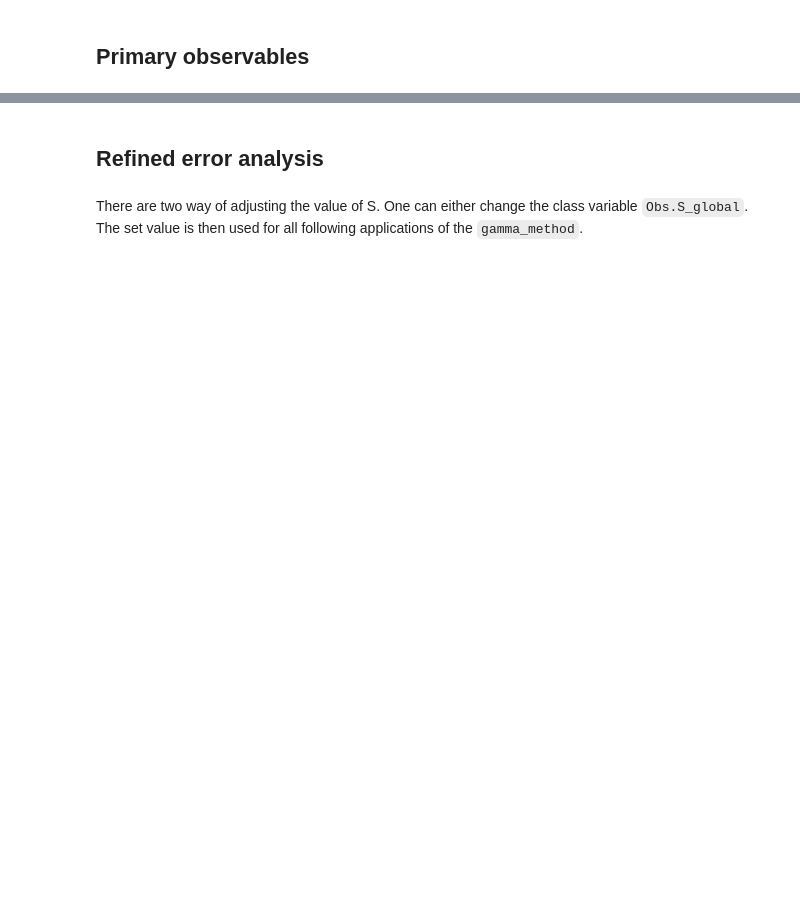
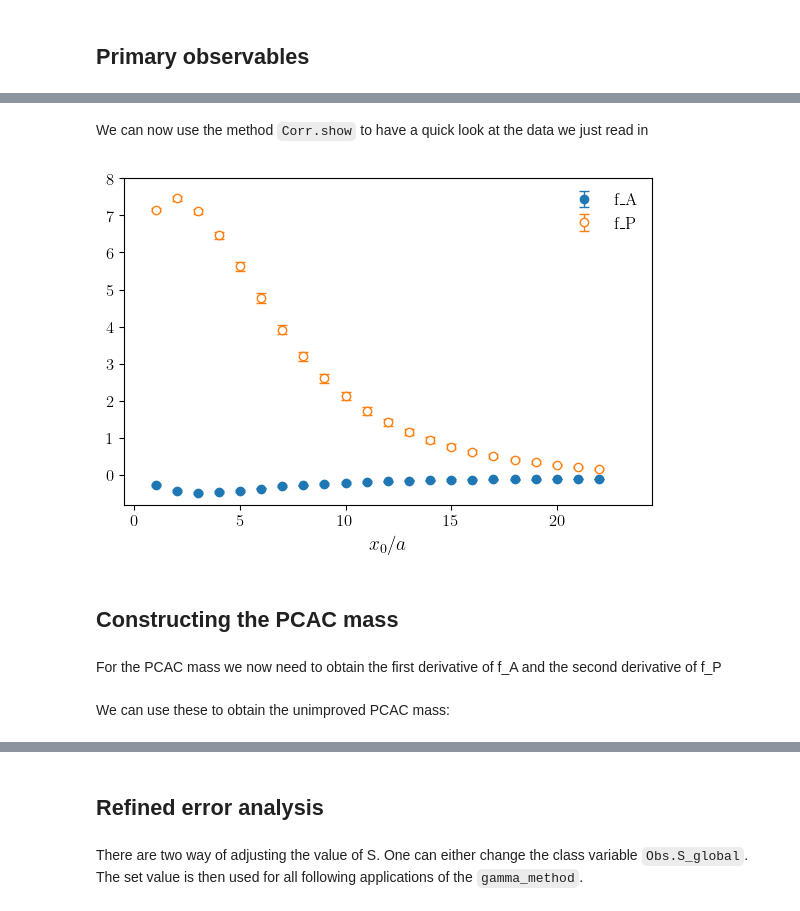
Before and after one commit to fjosw/pyerrors, a Jupyter notebook: examples/03_pcac_example.ipynb, the cells around one changed output, grey strips where cells are left out. Drawn from its saved outputs; the diff is of its cells as text; code cells hidden in the pictures; blank space fills up the shorter version.

Commit message:
feat: example 3 and accompanying data files updated

```diff
--- a/examples/03_pcac_example.ipynb
+++ b/examples/03_pcac_example.ipynb
@@ -30,4 +9,0 @@ We start by looking at the unimproved pcac mass $am=\tilde{\partial}_0 f_\mathrm
-# %%
-uimpr_mass = []
-for i in range(1, len(p_obs['f_A']) - 1):
-    uimpr_mass.append((p_obs['f_A'][i + 1] - p_obs['f_A'][i - 1]) / 2 / (2 * p_obs['f_P'][i]))
@@ -41,5 +9,0 @@ Now we can construct the derived observable `pcac_mass` from the primary ones. N
-# %%
-impr_mass = []
-for i in range(1, len(p_obs['f_A']) - 1):
-    impr_mass.append(pcac_mass([p_obs['f_A'][i - 1], p_obs['f_A'][i + 1], p_obs['f_P'][i - 1],
-                             p_obs['f_P'][i], p_obs['f_P'][i + 1]], ca=-0.03888694628624465))
@@ -52,4 +9,0 @@ We can apply the `gamma_method` to the pcac mass on every time slice for both th
-# %%
-masses = [uimpr_mass, impr_mass]
-for i, item in enumerate(masses):
-    [o.gamma_method() for o in item]
@@ -105,0 +12,8 @@ pe.plot_corrs([impr_mass, uimpr_mass], plateau=[pcac_plateau, w_pcac_plateau], x
+# %%
+p_obs_names = [r'f_A', r'f_P']
+
+p_obs = {}
+for i, item in enumerate(p_obs_names):
+    tmp_data = pe.input.json.load_json("./data/" + item)
+    p_obs[item] = pe.Corr(tmp_data, padding_front=1, padding_back=1)
+    p_obs[item].tag = item
@@ -105,0 +31,10 @@ pe.plot_corrs([impr_mass, uimpr_mass], plateau=[pcac_plateau, w_pcac_plateau], x
+# %% [markdown]
+We can now use the method `Corr.show` to have a quick look at the data we just read in
+# %%
+p_obs['f_A'].show(comp=p_obs['f_P'], y_range=[-0.8, 8])
+# %% [output]
+[figure, added]
+# %% [markdown]
+## Constructing the PCAC mass
+# %% [markdown]
+For the PCAC mass we now need to obtain the first derivative of f_A and the second derivative of f_P
@@ -105,0 +47,2 @@ pe.plot_corrs([impr_mass, uimpr_mass], plateau=[pcac_plateau, w_pcac_plateau], x
+# %% [markdown]
+We can use these to obtain the unimproved PCAC mass:
```
Also changed, not shown: parts of 49 cells of this notebook, 4 other files.
